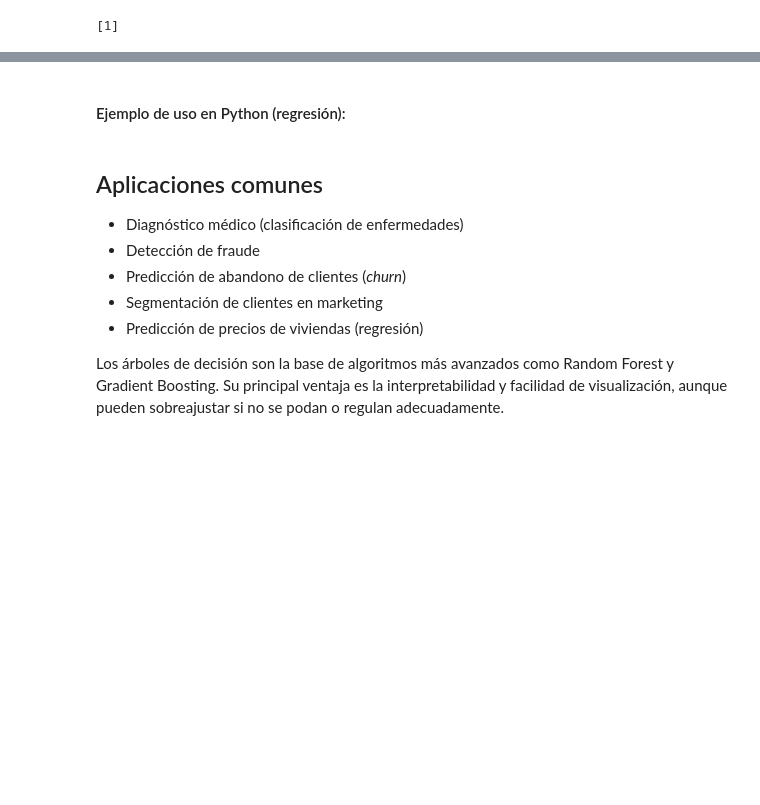
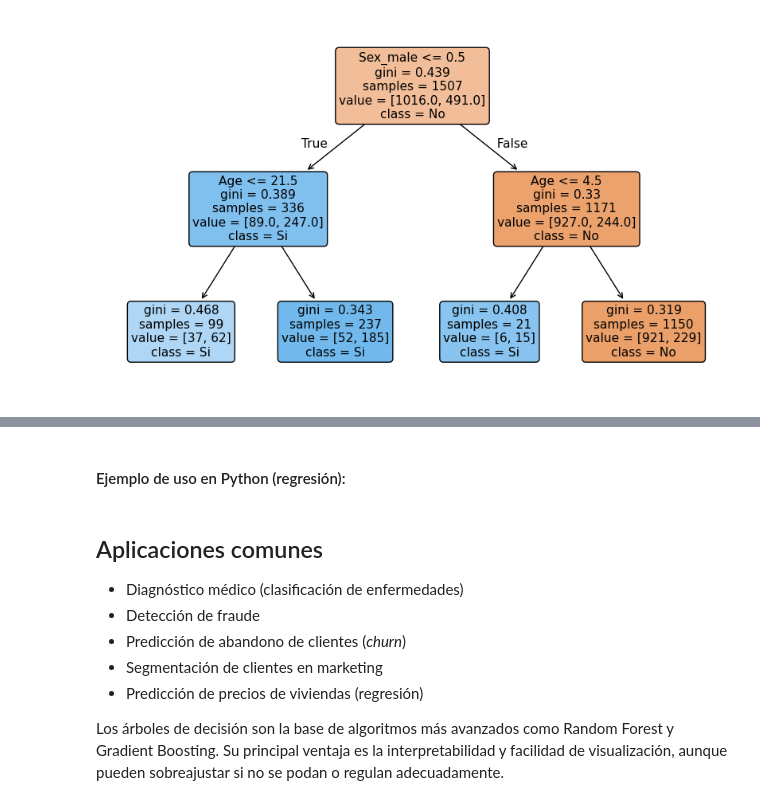
Before and after one commit to paranedagarcia/Cienciadedatos, a Jupyter notebook: 6.Aprendizaje supervisado/Arboles.ipynb, the cells around one changed output, grey strips where cells are left out. Drawn from its saved outputs; the diff is of its cells as text; code cells hidden in the pictures; blank space fills up the shorter version.

```diff
--- a/6.Aprendizaje supervisado/Arboles.ipynb
+++ b/6.Aprendizaje supervisado/Arboles.ipynb
@@ -72,19 +96,42 @@ El árbol se construye de manera recursiva hasta que se cumple un criterio de pa
 # %%
-from sklearn.tree import DecisionTreeClassifier
+# EJEMPLO CONCEPTUAL EN PYTHON USANDO SCIKIT-LEARN
+
+from sklearn.tree import DecisionTreeClassifier, plot_tree
+from sklearn.model_selection import train_test_split
+from sklearn.metrics import accuracy_score, classification_report, confusion_matrix
+import pandas as pd
 import numpy as np
+import matplotlib.pyplot as plt
 
-# Datos de ejemplo
+df = pd.read_csv('../data/titanic5_price_clean.csv')
+df = df[['Survived', 'Age', 'Sex']].dropna(subset=['Survived', 'Age', 'Sex'])
 
-X = np.array([[0, 0], [1, 1], [1, 0], [0, 1]])
-y = np.array([0, 1, 1, 0])
+# Codificar sexo (male=1, female=0)
+# Si 'Sex' ya está codificado como 0/1, el mapeo dará NaN; rellenamos con el valor original en ese caso.
+df['Sex_male'] = df['Sex'].map({'male': 1, 'female': 0})
+df['Sex_male'] = df['Sex_male'].fillna(df['Sex']).astype(float)
 
-# Entrenamiento del árbol
+# Simulación de datos: [Edad, Sexo (1=Masculino, 0=Femenino)]
+# En un caso real, esto provendría del dataset de Titanic
+X_data = df[['Age', 'Sex_male']].values
+# Etiquetas: 1=Sobrevive, 0=No Sobrevive
+y_labels = df['Survived'].astype(int).values
 
-clf = DecisionTreeClassifier()
-clf.fit(X, y)
+X_train, X_test, y_train, y_test = train_test_split(X_data, y_labels, test_size=0.3, random_state=42)
 
-# Predicción
+# --- Crear y Entrenar el Modelo ---
+# Limitamos la profundidad para evitar el sobreajuste (max_depth=2) [15]
+clf = DecisionTreeClassifier(criterion='gini', max_depth=2, random_state=0)
+clf.fit(X_train, y_train)
 
-print(clf.predict([[1, 1]]))  # Salida esperada: [1]
+# --- Visualización del Árbol ---
+# plot_tree fue importado de sklearn.tree arriba.
+plt.figure(figsize=(10,6))
+# X_data es un numpy.ndarray, no tiene .columns => pasamos los nombres de las características explícitamente
+plot_tree(clf, feature_names=['Age', 'Sex_male'], class_names=['No', 'Si'], filled=True, rounded=True)
+plt.show()
+# Esta función generaría un diagrama donde se ve:
+# 1. El nodo raíz dividiendo por 'Sex_male' (porque es el atributo más importante, como se ve en el ejemplo real) [5].
+# 2. Las siguientes divisiones basadas en 'Age'.
 # %% [output]
-[1]
+[figure, added]
```
Also changed, not shown: parts of 3 cells of this notebook.
